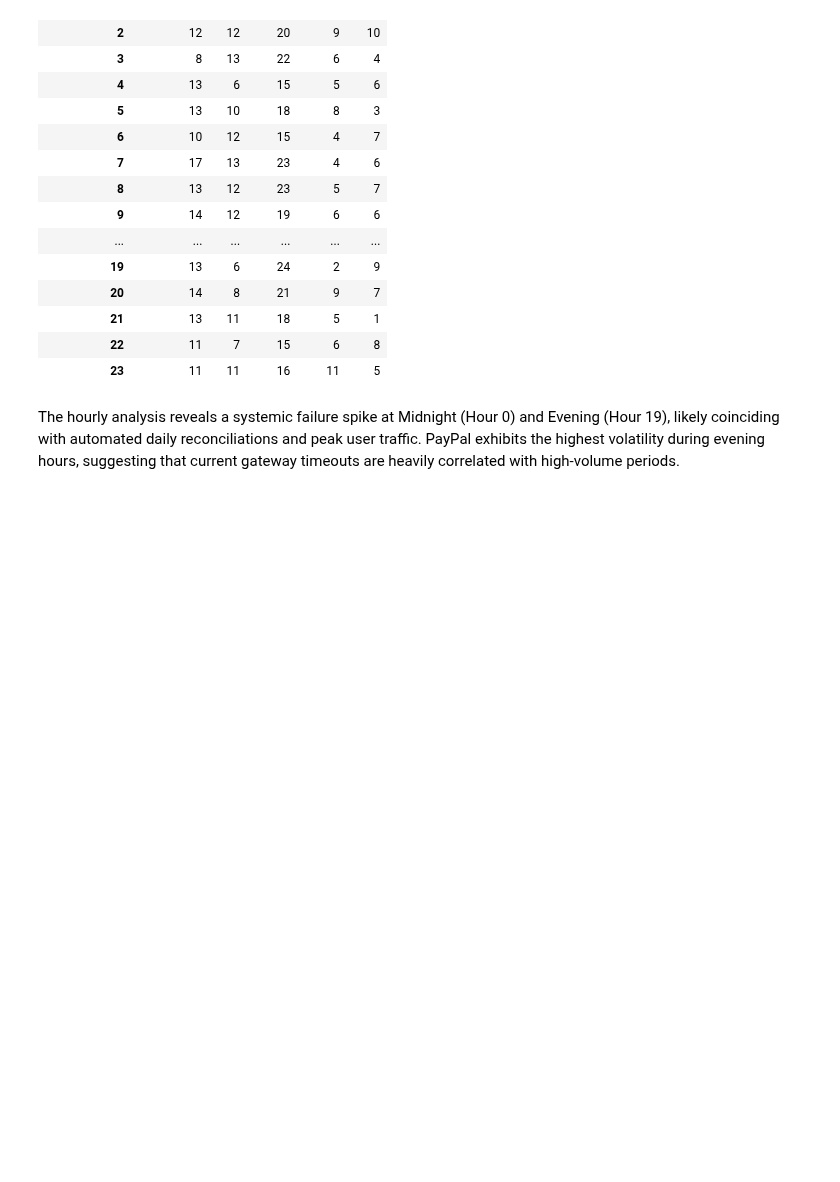
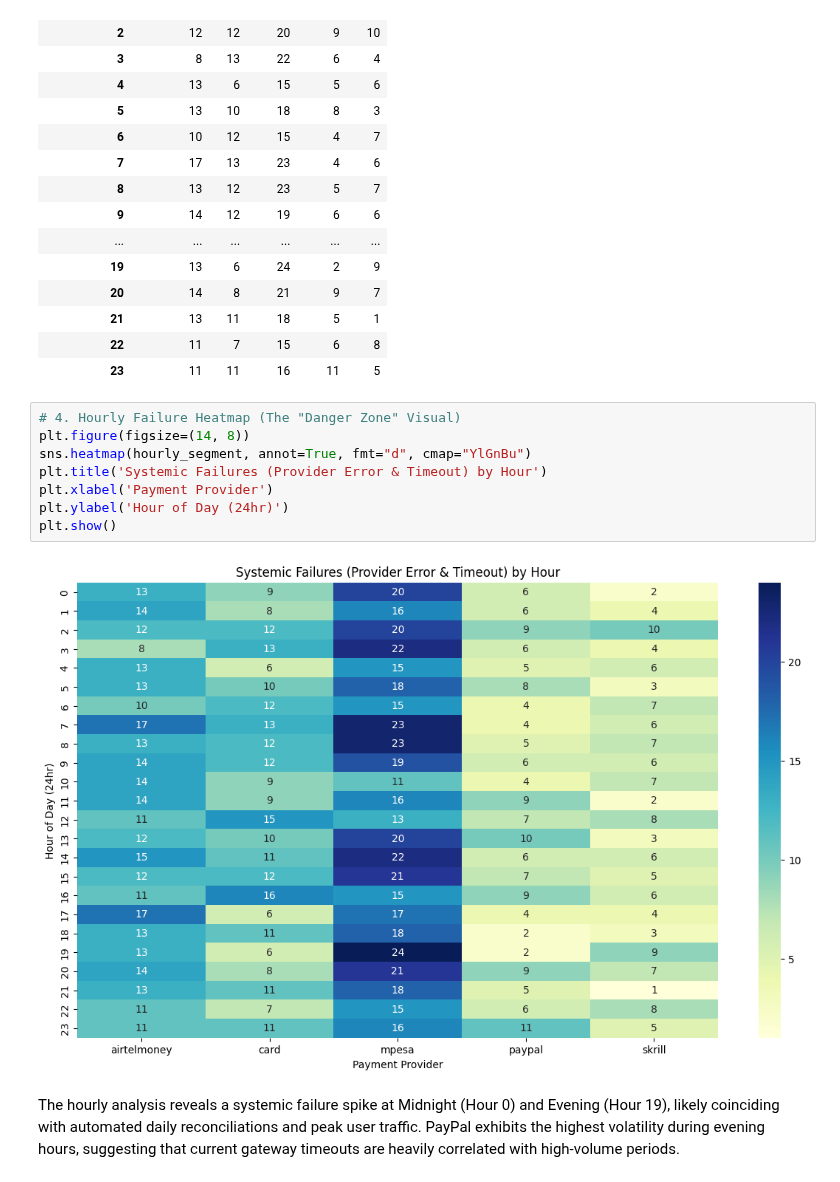
Before and after one commit to mutumaian29/payments-intelligence, a Jupyter notebook: Fraud_and_Monitoring(Project_Shield_and_Scale).ipynb, the cells around one changed output. Cells and saved outputs as stored; diff of their text form; blank space fills up the shorter version.

```diff
--- a/Fraud_and_Monitoring(Project_Shield_and_Scale).ipynb
+++ b/Fraud_and_Monitoring(Project_Shield_and_Scale).ipynb
@@ -744,6 +794,16 @@ hourly_segment
 | 21 | 13 | 11 | 18 | 5 | 1 |
 | 22 | 11 | 7 | 15 | 6 | 8 |
 | 23 | 11 | 11 | 16 | 11 | 5 |
+# %%
+# 4. Hourly Failure Heatmap (The "Danger Zone" Visual)
+plt.figure(figsize=(14, 8))
+sns.heatmap(hourly_segment, annot=True, fmt="d", cmap="YlGnBu")
+plt.title('Systemic Failures (Provider Error & Timeout) by Hour')
+plt.xlabel('Payment Provider')
+plt.ylabel('Hour of Day (24hr)')
+plt.show()
+# %% [output]
+[figure, added]
 # %% [markdown]
 The hourly analysis reveals a systemic failure spike at Midnight (Hour 0) and Evening (Hour 19), likely coinciding with automated daily reconciliations and peak user traffic. PayPal exhibits the highest volatility during evening hours, suggesting that current gateway timeouts are heavily correlated with high-volume periods.
 # %% [markdown]
```
Also changed, not shown: parts of 6 cells of this notebook.
